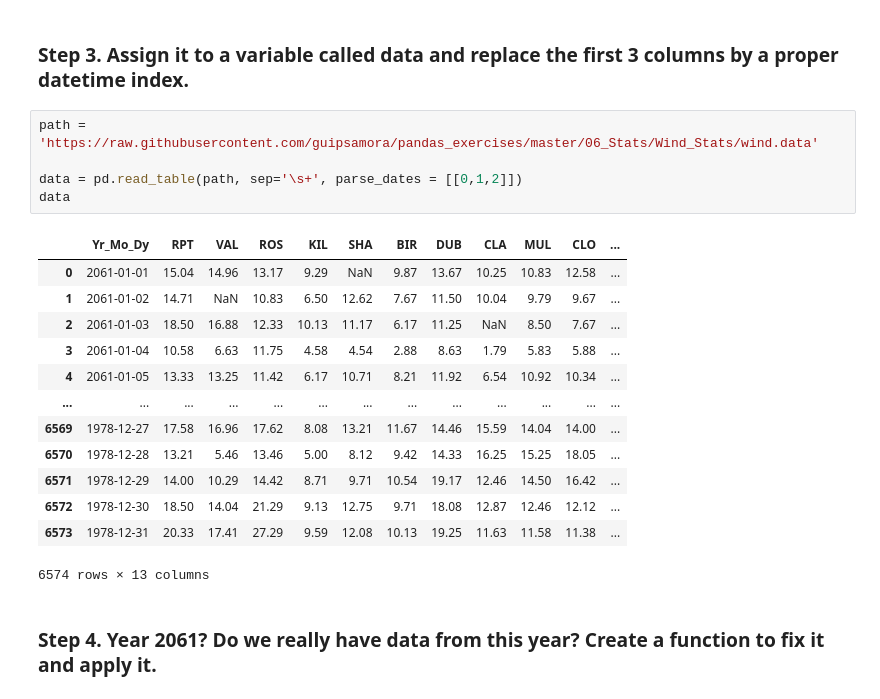
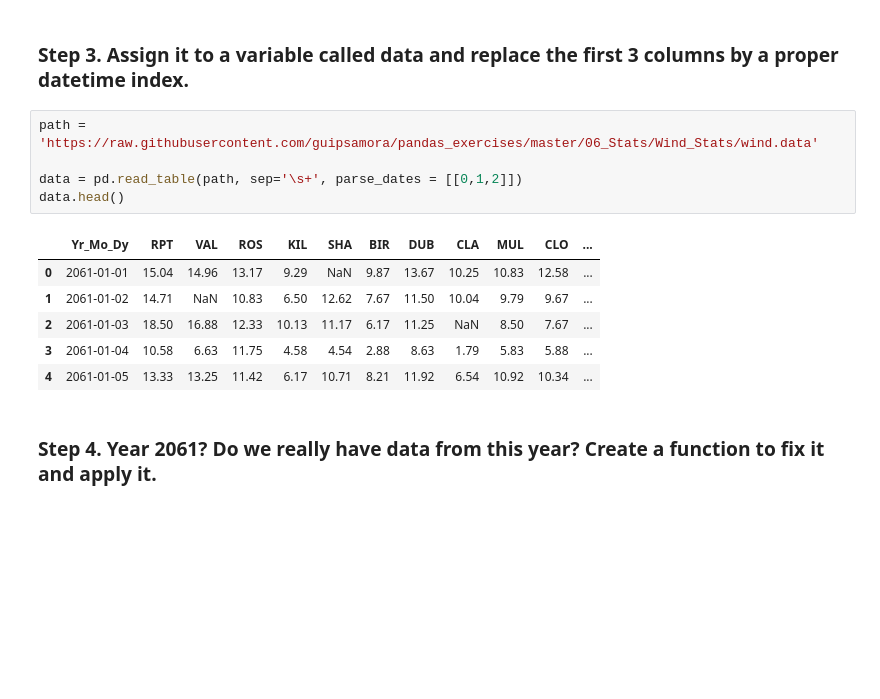
Before and after one commit to osbertc/pandas_exercises, a Jupyter notebook: 06_Stats/Wind_Stats/Osbert_answer_20200817.ipynb, the cells around one changed output. Drawn from its saved outputs; the diff is of its cells as text; blank space fills up the shorter version.

```diff
--- a/06_Stats/Wind_Stats/Osbert_answer_20200817.ipynb
+++ b/06_Stats/Wind_Stats/Osbert_answer_20200817.ipynb
@@ -40,22 +40,15 @@ import datetime
 # %%
 path = 'https://raw.githubusercontent.com/guipsamora/pandas_exercises/master/06_Stats/Wind_Stats/wind.data'
 
 data = pd.read_table(path, sep='\s+', parse_dates = [[0,1,2]])
-data
+data.head()
 # %% [output]
 |  | Yr_Mo_Dy | RPT | VAL | ROS | KIL | SHA | BIR | DUB | CLA | MUL | CLO | ... |
 | 0 | 2061-01-01 | 15.04 | 14.96 | 13.17 | 9.29 | NaN | 9.87 | 13.67 | 10.25 | 10.83 | 12.58 | ... |
 | 1 | 2061-01-02 | 14.71 | NaN | 10.83 | 6.50 | 12.62 | 7.67 | 11.50 | 10.04 | 9.79 | 9.67 | ... |
 | 2 | 2061-01-03 | 18.50 | 16.88 | 12.33 | 10.13 | 11.17 | 6.17 | 11.25 | NaN | 8.50 | 7.67 | ... |
 | 3 | 2061-01-04 | 10.58 | 6.63 | 11.75 | 4.58 | 4.54 | 2.88 | 8.63 | 1.79 | 5.83 | 5.88 | ... |
 | 4 | 2061-01-05 | 13.33 | 13.25 | 11.42 | 6.17 | 10.71 | 8.21 | 11.92 | 6.54 | 10.92 | 10.34 | ... |
-| ... | ... | ... | ... | ... | ... | ... | ... | ... | ... | ... | ... | ... |
-| 6569 | 1978-12-27 | 17.58 | 16.96 | 17.62 | 8.08 | 13.21 | 11.67 | 14.46 | 15.59 | 14.04 | 14.00 | ... |
-| 6570 | 1978-12-28 | 13.21 | 5.46 | 13.46 | 5.00 | 8.12 | 9.42 | 14.33 | 16.25 | 15.25 | 18.05 | ... |
-| 6571 | 1978-12-29 | 14.00 | 10.29 | 14.42 | 8.71 | 9.71 | 10.54 | 19.17 | 12.46 | 14.50 | 16.42 | ... |
-| 6572 | 1978-12-30 | 18.50 | 14.04 | 21.29 | 9.13 | 12.75 | 9.71 | 18.08 | 12.87 | 12.46 | 12.12 | ... |
-| 6573 | 1978-12-31 | 20.33 | 17.41 | 27.29 | 9.59 | 12.08 | 10.13 | 19.25 | 11.63 | 11.58 | 11.38 | ... |
-6574 rows × 13 columns
 # %% [markdown]
 ### Step 4. Year 2061? Do we really have data from this year? Create a function to fix it and apply it.
 # %%
```
Also changed, not shown: parts of 9 cells of this notebook.
